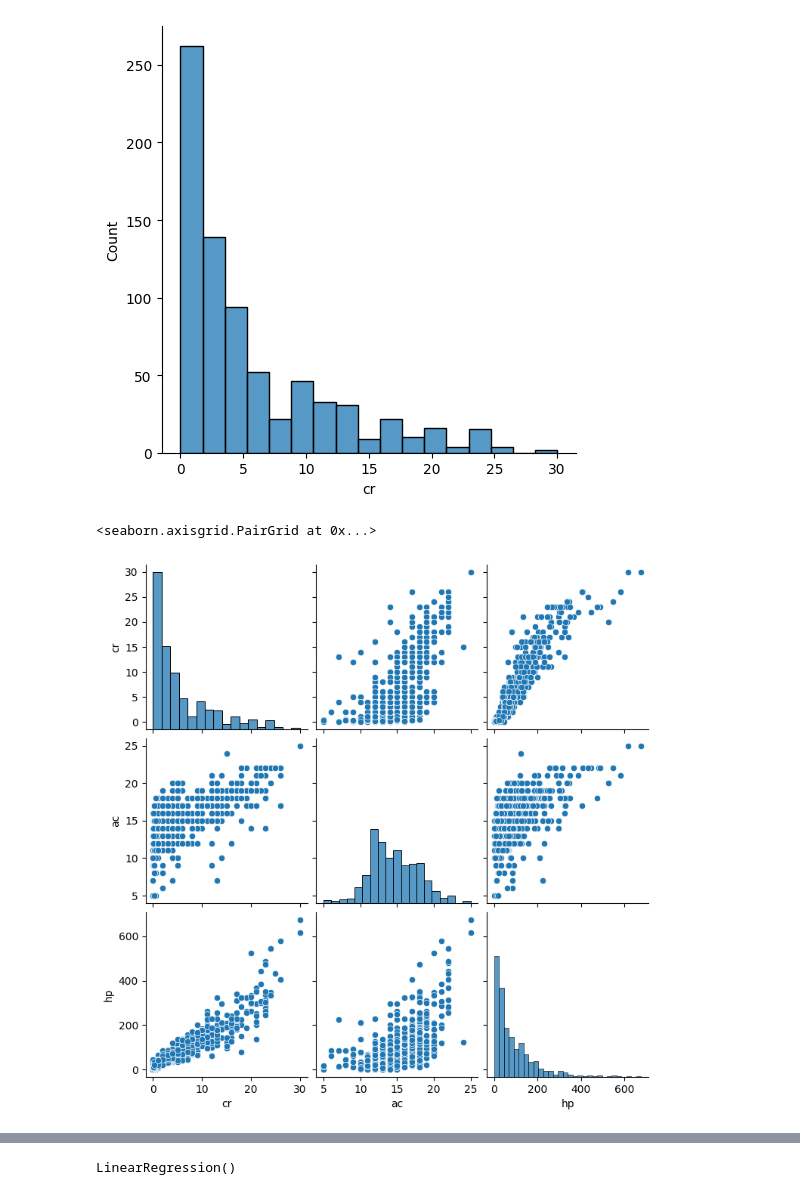
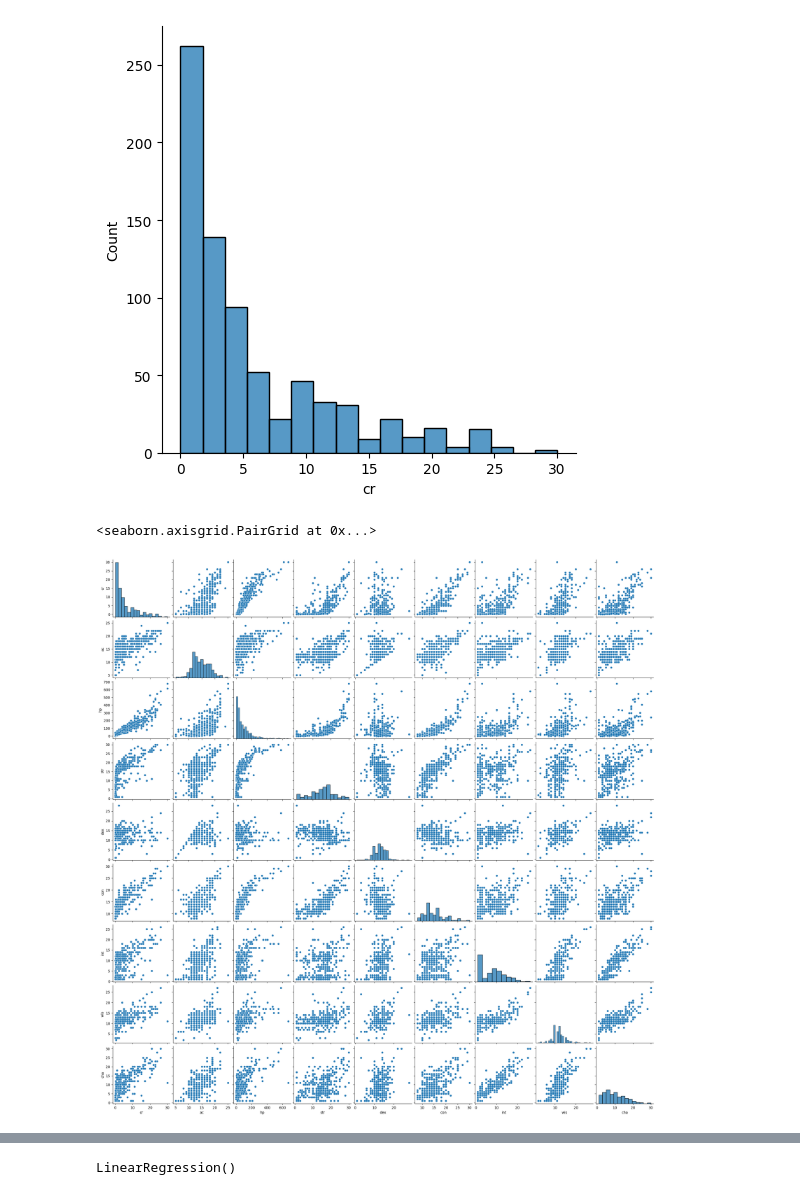
Before and after one commit to TactiCool-HUN/introduction_to_machine_learning, a Jupyter notebook: exercise_1/exercise_1_1.ipynb, the cells around one changed output, grey strips where cells are left out. Cells and saved outputs as stored; diff of their text form; code cells hidden in the pictures.

```diff
--- a/exercise_1/exercise_1_1.ipynb
+++ b/exercise_1/exercise_1_1.ipynb
@@ -113,7 +134,12 @@ sns.displot(df['cr'])
 # %%
 # from the looks of it this is actually all monsters from dnd
 # we have way more data on low levels (low cr), which could be an issue but we can just weed out some of it
-sns.pairplot(df[['cr', 'ac', 'hp']])
+# also a note on low level data: CR is integers, EXCEPT between 0 and 1 where it can take on a few other values
+# this means that there are simply more CR categories in that area making the spike look really big comparetively
+
+
+# this first pairplot will be huge, but we are only interested in the first column to see how it changes through levels
+sns.pairplot(df)
 # %% [output]
 <seaborn.axisgrid.PairGrid at 0x...>
-[figure, old version]
+[figure, new version]
```
Also changed, not shown: parts of 14 cells of this notebook.
